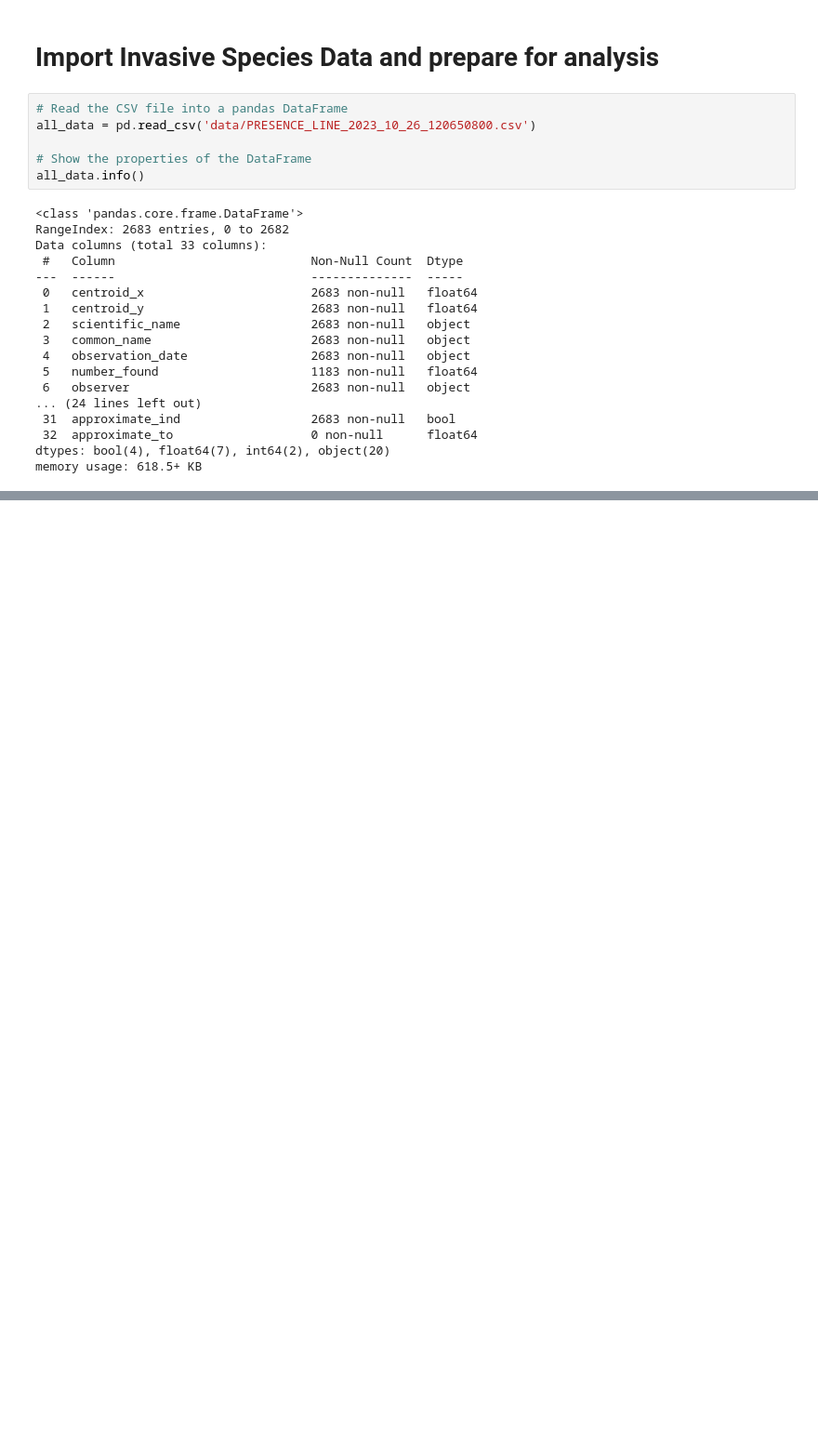
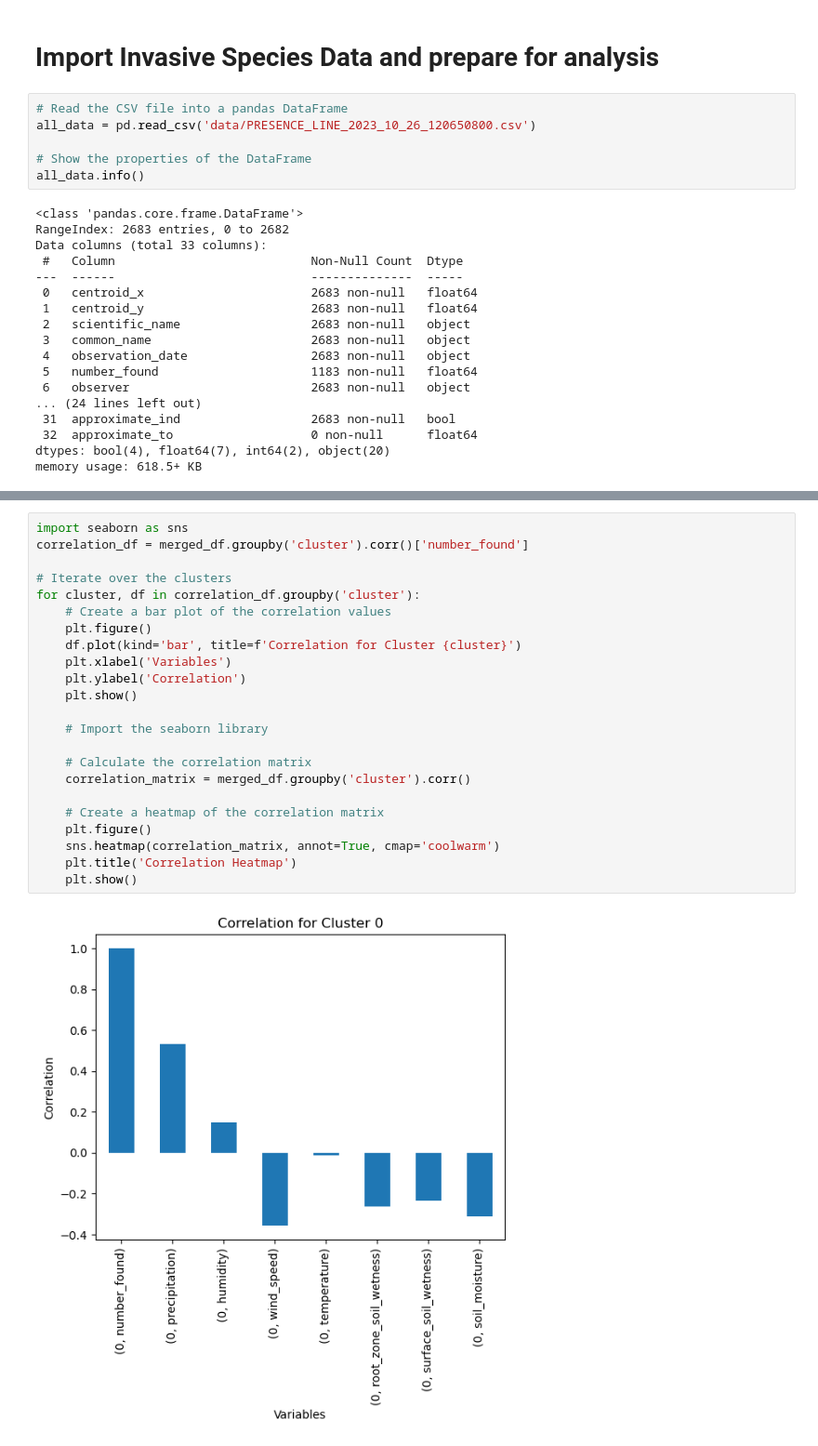
Before and after one commit to ITWSDataScience/Predicting_Invasive_Species_Outbreak_Using_Environment_Data_Group7_Fall2023, a Jupyter notebook: Common_Reed_Analysis.ipynb, the cells around one changed output, grey strips where cells are left out. Shown: that part at 93% size. Saved outputs shown, nothing was run; the diff lists cells and outputs as text; blank space fills up the shorter version.

```diff
--- a/Common_Reed_Analysis.ipynb
+++ b/Common_Reed_Analysis.ipynb
@@ -213,0 +297,25 @@ else:
+# %%
+import seaborn as sns
+correlation_df = merged_df.groupby('cluster').corr()['number_found']
+
+# Iterate over the clusters
+for cluster, df in correlation_df.groupby('cluster'):
+    # Create a bar plot of the correlation values
+    plt.figure()
+    df.plot(kind='bar', title=f'Correlation for Cluster {cluster}')
+    plt.xlabel('Variables')
+    plt.ylabel('Correlation')
+    plt.show()
+
+    # Import the seaborn library
+
+    # Calculate the correlation matrix
+    correlation_matrix = merged_df.groupby('cluster').corr()
+
+    # Create a heatmap of the correlation matrix
+    plt.figure()
+    sns.heatmap(correlation_matrix, annot=True, cmap='coolwarm')
+    plt.title('Correlation Heatmap')
+    plt.show()
+# %% [output]
+[figure, added]
```
Also changed, not shown: parts of 19 cells of this notebook.
